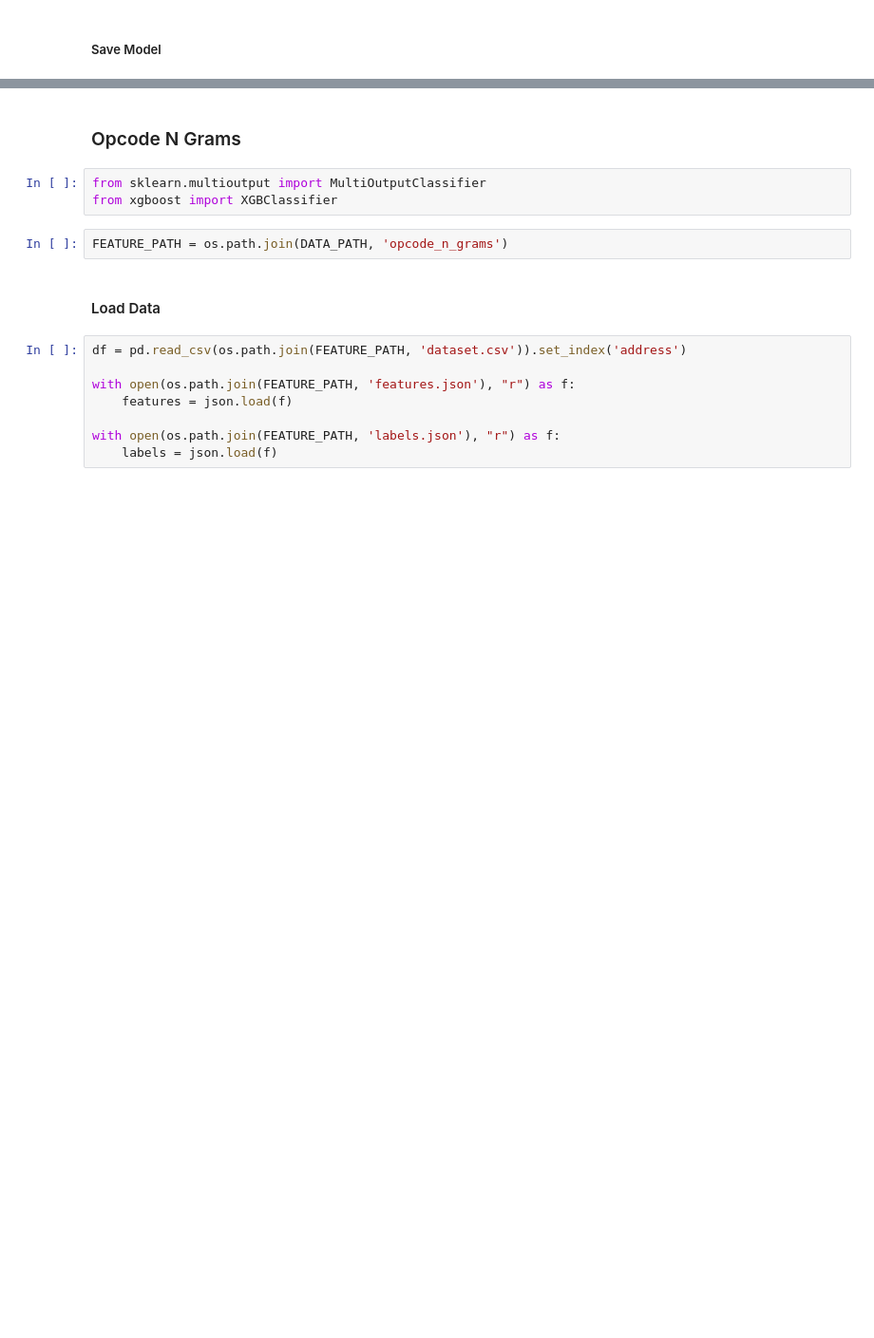
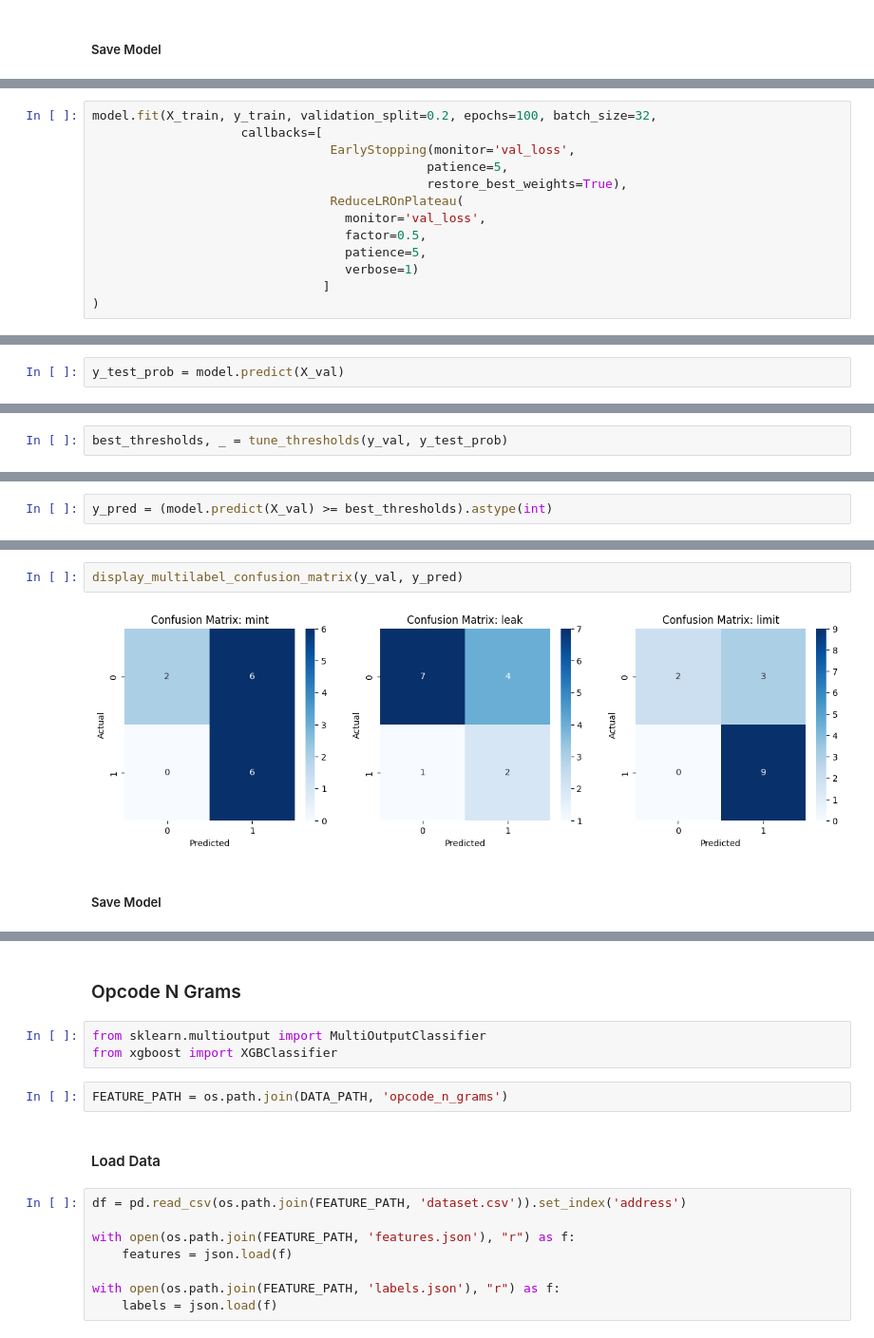
Before and after one commit to patorsiang/rugpull-detection-msc-kent-2025, a Jupyter notebook: ml/notebooks/experiment/baseline/__main__.ipynb, the cells around one changed output, grey strips where cells are left out. Shown at 95% size. Saved outputs shown, nothing was run; the diff lists cells and outputs as text; blank space fills up the shorter version.

```diff
--- a/ml/notebooks/experiment/baseline/__main__.ipynb
+++ b/ml/notebooks/experiment/baseline/__main__.ipynb
@@ -426,0 +537,13 @@ Saved mlp-f1-0.765631
+# %%
+model.fit(X_train, y_train, validation_split=0.2, epochs=100, batch_size=32,
+                    callbacks=[
+                                EarlyStopping(monitor='val_loss',
+                                             patience=5,
+                                             restore_best_weights=True),
+                                ReduceLROnPlateau(
+                                  monitor='val_loss',
+                                  factor=0.5,
+                                  patience=5,
+                                  verbose=1)
+                               ]
+)
@@ -426,0 +571,2 @@ Saved mlp-f1-0.765631
+# %%
+y_test_prob = model.predict(X_val)
@@ -426,0 +575,2 @@ Saved mlp-f1-0.765631
+# %%
+best_thresholds, _ = tune_thresholds(y_val, y_test_prob)
@@ -426,0 +581,2 @@ Saved mlp-f1-0.765631
+# %%
+y_pred = (model.predict(X_val) >= best_thresholds).astype(int)
@@ -426,0 +600,6 @@ Saved mlp-f1-0.765631
+# %%
+display_multilabel_confusion_matrix(y_val, y_pred)
+# %% [output]
+[figure, added]
+# %% [markdown]
+##### Save Model
```
Also changed, not shown: parts of 42 cells of this notebook, 29 other files.
